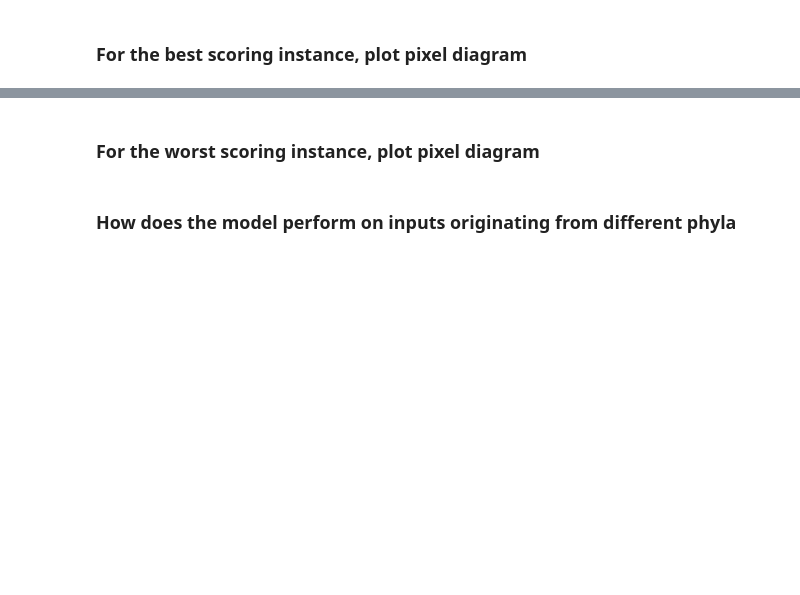
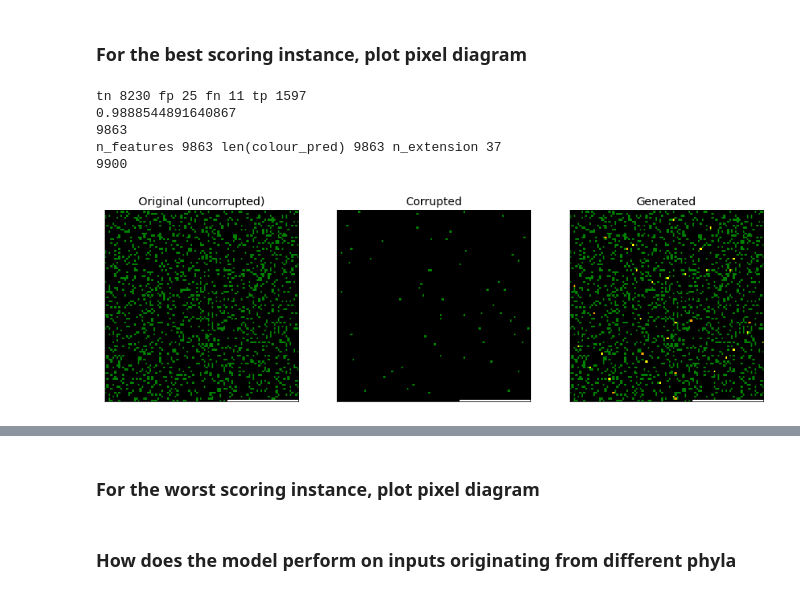
Before and after one commit to natasha-dudek/DeepGenomeVector, a Jupyter notebook: main.ipynb, the cells around one changed output, grey strips where cells are left out. Saved outputs shown, nothing was run; the diff lists cells and outputs as text; code cells hidden in the pictures; blank space fills up the shorter version.

```diff
--- a/main.ipynb
+++ b/main.ipynb
@@ -478,8 +514,15 @@ idx_worst, tla_worst, f1s[idx_worst], tla_to_tnum[tla_worst]
 ### For the best scoring instance, plot pixel diagram
 # %%
 idx = idx_best
-fig = data_viz.genome_heatmap2(corrupted_test, idx, model)
+fig = data_viz.genome_heatmap2(corrupted_test, idx, model, f1s, tns, fps, fns, tps, binary_pred)
 fig.savefig(BASE_DIR+"fig4.png", bbox_inches='tight', dpi=200)
+# %% [output]
+tn 8230 fp 25 fn 11 tp 1597
+0.9888544891640867
+9863
+n_features 9863 len(colour_pred) 9863 n_extension 37
+9900
+[figure, added]
 # %%
 print("Num genes on in uncorrupted idx_best genome", torch.sum(uncorrupted[idx_best,:]))
 print("Num genes off in uncorrupted idx_best genome", n_features - torch.sum(uncorrupted[idx_best,:]))
```
Also changed, not shown: parts of 38 cells of this notebook, 2 other files.
